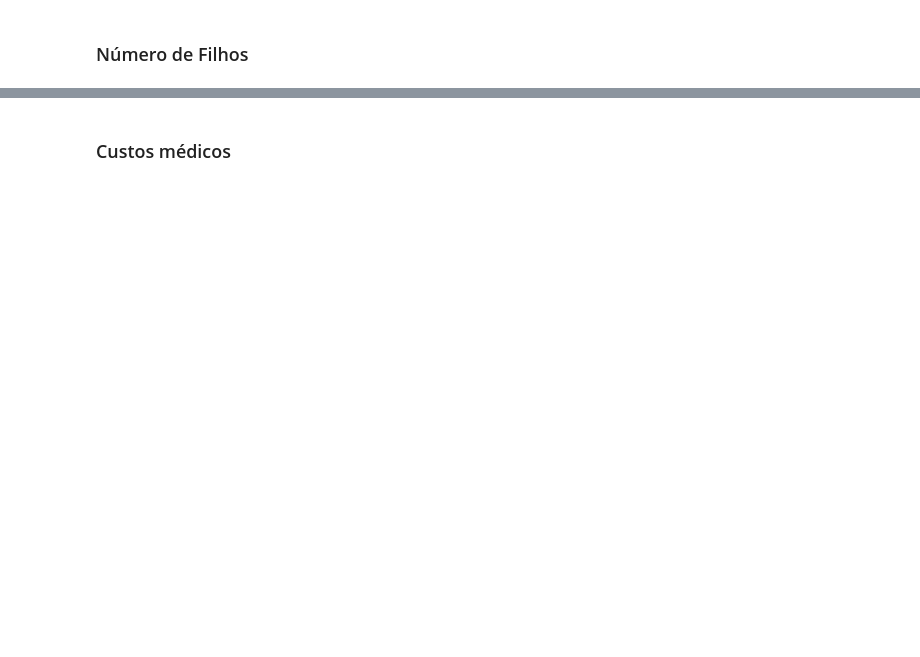
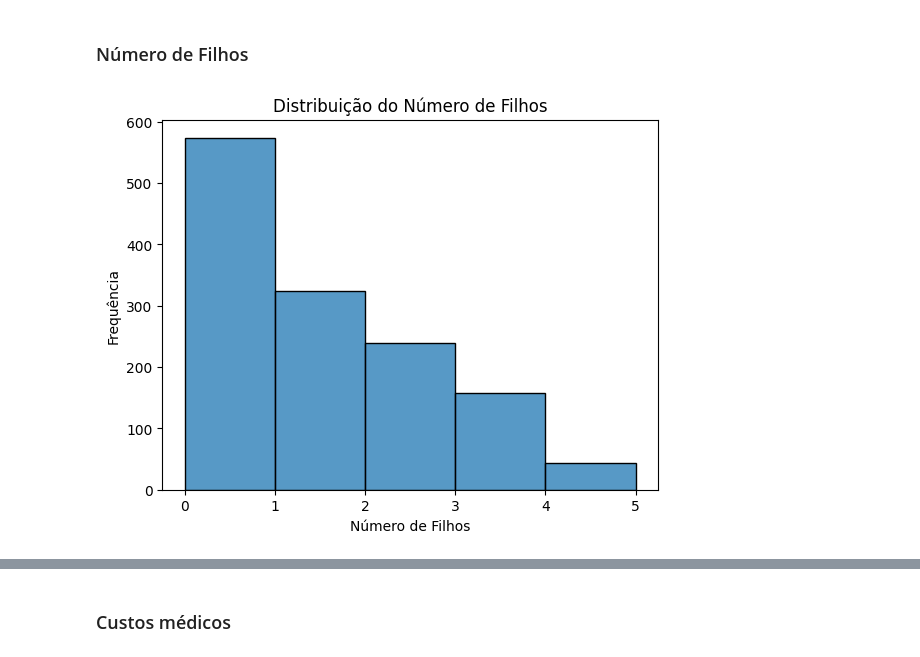
Before and after one commit to YumiiOnoue/predicao_custos_medicos, a Jupyter notebook: predicao_custos_medicos.ipynb, the cells around one changed output, grey strips where cells are left out. Drawn from its saved outputs; the diff is of its cells as text; code cells hidden in the pictures; blank space fills up the shorter version.

```diff
--- a/predicao_custos_medicos.ipynb
+++ b/predicao_custos_medicos.ipynb
@@ -97,9 +180,11 @@ plt.show()
 # %% [markdown]
 ### Número de Filhos
 # %%
-sns.histplot(df['children'], bins=5, color='orange')
+sns.histplot(df['children'], bins=5)
 plt.title('Distribuição do Número de Filhos')
 plt.xlabel('Número de Filhos')
 plt.ylabel('Frequência')
 plt.show()
+# %% [output]
+[figure, added]
 # %%
```
Also changed, not shown: parts of 56 cells of this notebook.
